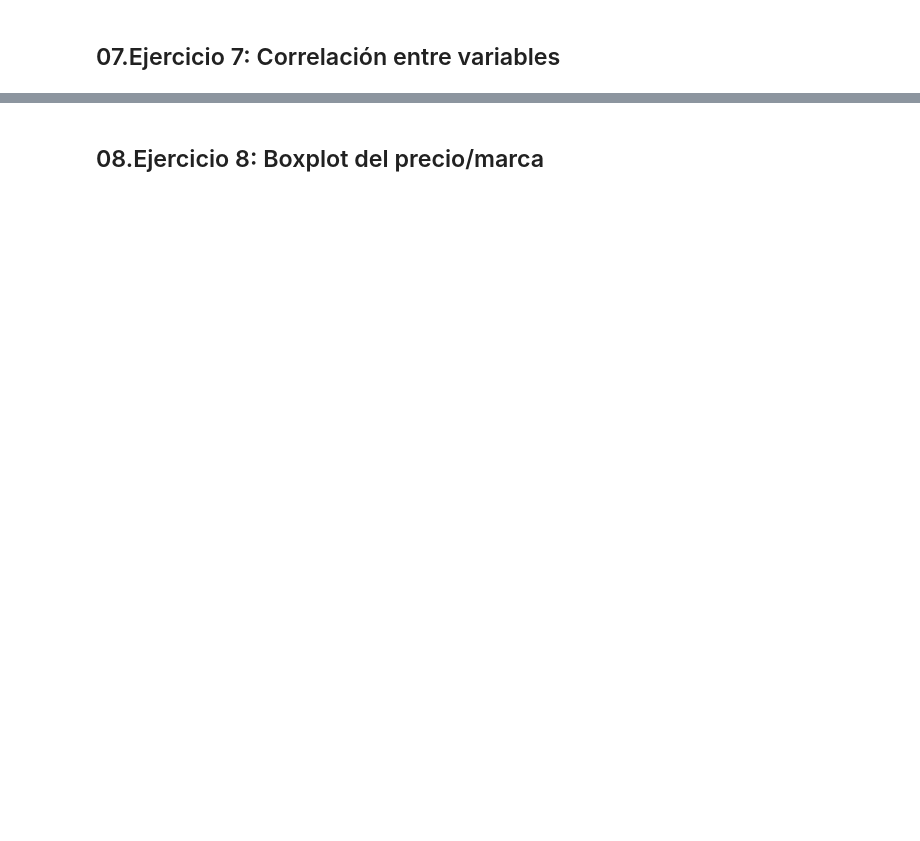
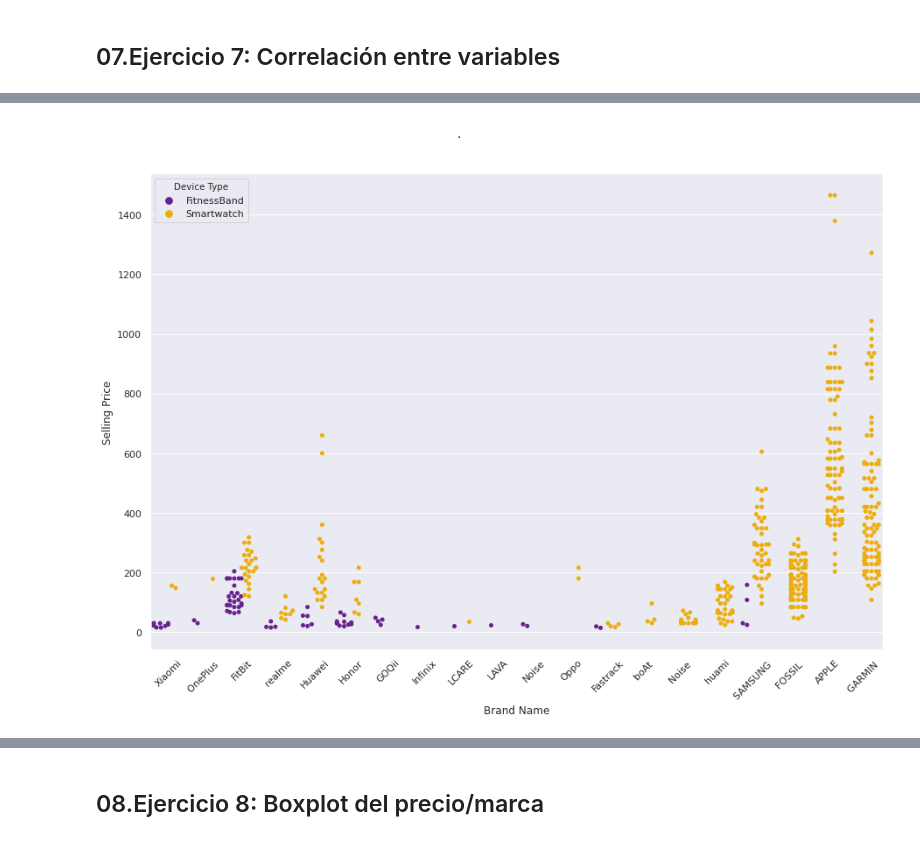
Before and after one commit to AlvaroSimonMerino/TrainingPython, a Jupyter notebook: 01_Python/01_PracticaPython/02_Codigo/PracticaPython_POCD.ipynb, the cells around one changed output, grey strips where cells are left out. Drawn from its saved outputs; the diff is of its cells as text; code cells hidden in the pictures; blank space fills up the shorter version.

```diff
--- a/01_Python/01_PracticaPython/02_Codigo/PracticaPython_POCD.ipynb
+++ b/01_Python/01_PracticaPython/02_Codigo/PracticaPython_POCD.ipynb
@@ -807,0 +875,10 @@ br_df.sum("Selling Price").sort_values("Selling Price", ascending = False)
+# %% [markdown]
+                                                .
+# %%
+# Vamos ahora a crear un swarmplot de los tipos de dispositvo, en función de la marca y el precio de venta.
+swarmplot = sns.set(rc = {'figure.figsize':(15,10)})
+swarmplot = sns.swarmplot(fitness_df["Brand Name"], fitness_df["Selling Price"]\
+            , hue = "Device Type", palette = ("#68228B", "#EEAD0E"), data=fitness_df, dodge=True)
+swarmplot = plt.xticks(rotation=45)
+# %% [output]
+[figure, added]
```
Also changed, not shown: parts of 115 cells of this notebook.
